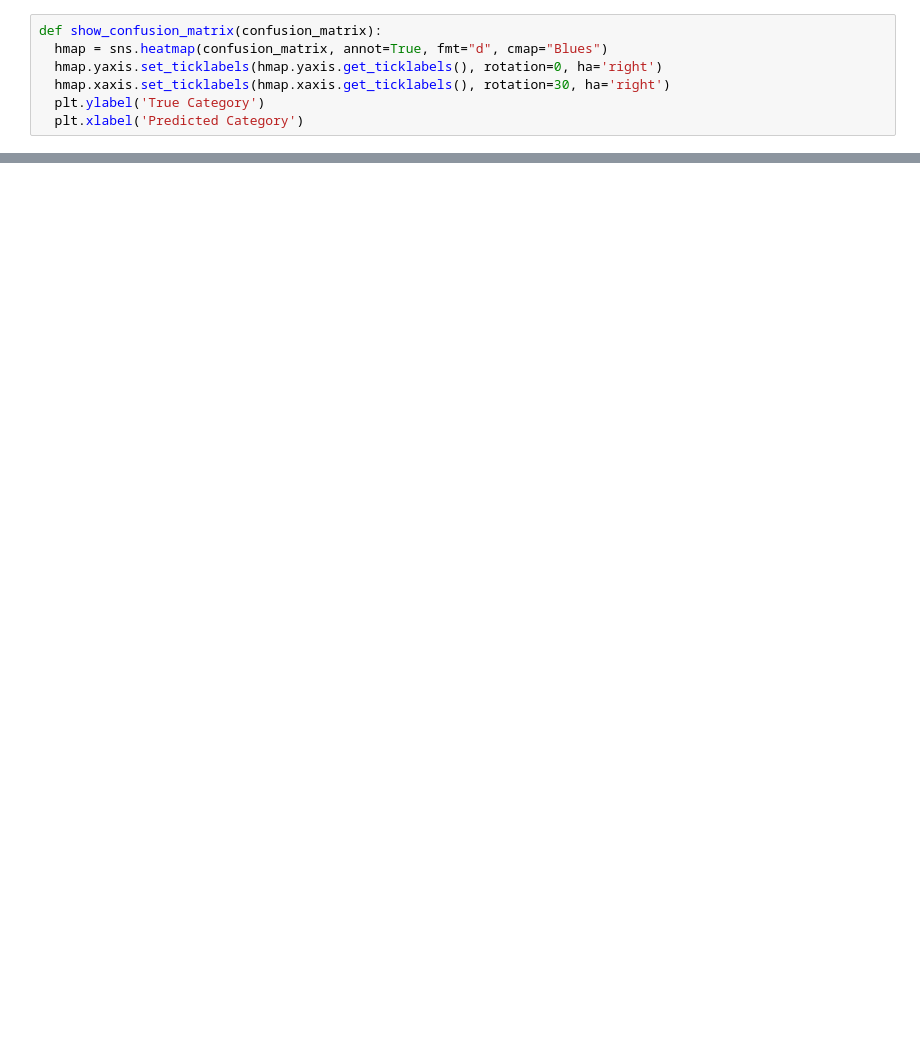
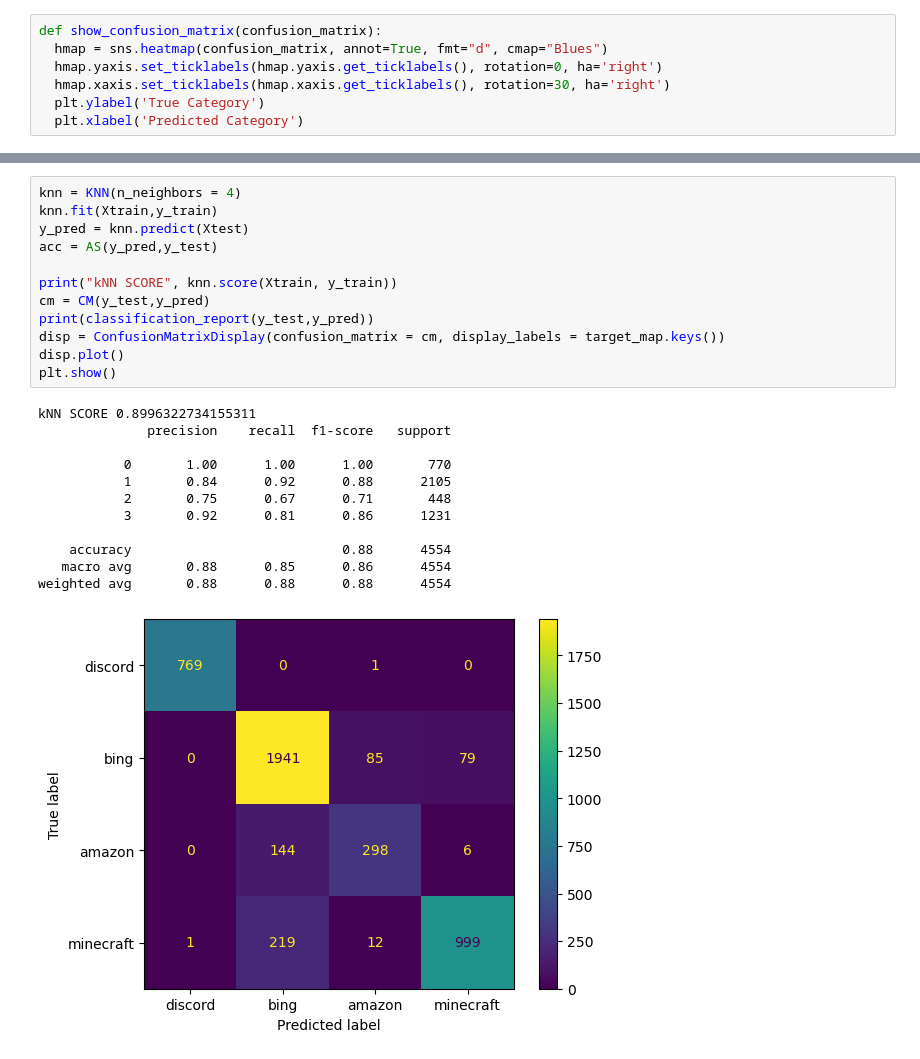
Before and after one commit to andretran42/Network_Research_Project, a Jupyter notebook: model/BasicMLModels.ipynb, the cells around one changed output, grey strips where cells are left out. Cells and saved outputs as stored; diff of their text form; blank space fills up the shorter version.

```diff
--- a/model/BasicMLModels.ipynb
+++ b/model/BasicMLModels.ipynb
@@ -251,0 +342,25 @@ plt.show()
+# %%
+knn = KNN(n_neighbors = 4)
+knn.fit(Xtrain,y_train)
+y_pred = knn.predict(Xtest)
+acc = AS(y_pred,y_test)
+
+print("kNN SCORE", knn.score(Xtrain, y_train))
+cm = CM(y_test,y_pred)
+print(classification_report(y_test,y_pred))
+disp = ConfusionMatrixDisplay(confusion_matrix = cm, display_labels = target_map.keys())
+disp.plot()
+plt.show()
+# %% [output]
+kNN SCORE 0.8996322734155311
+              precision    recall  f1-score   support
+
+           0       1.00      1.00      1.00       770
+           1       0.84      0.92      0.88      2105
+           2       0.75      0.67      0.71       448
+           3       0.92      0.81      0.86      1231
+
+    accuracy                           0.88      4554
+   macro avg       0.88      0.85      0.86      4554
+weighted avg       0.88      0.88      0.88      4554
+[figure, added]
```
Also changed, not shown: parts of 11 cells of this notebook.
